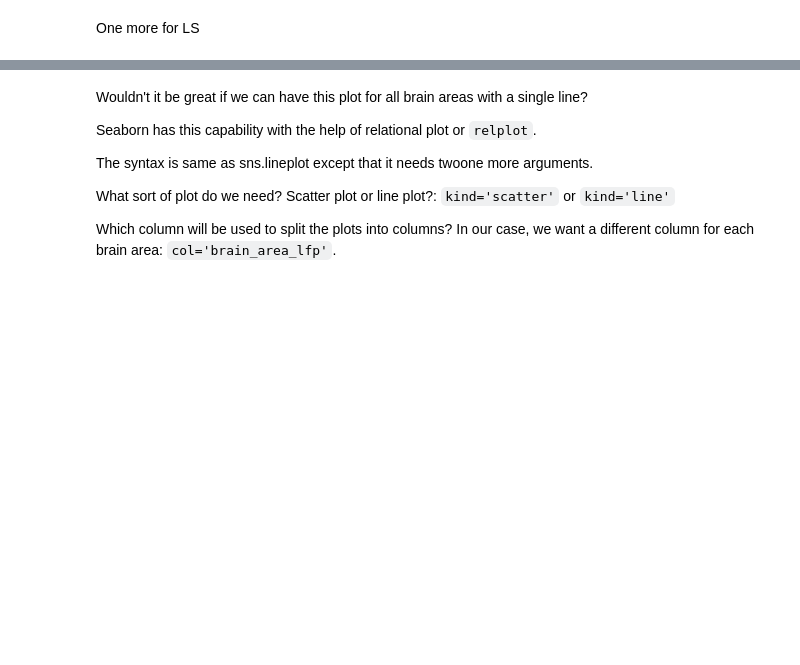
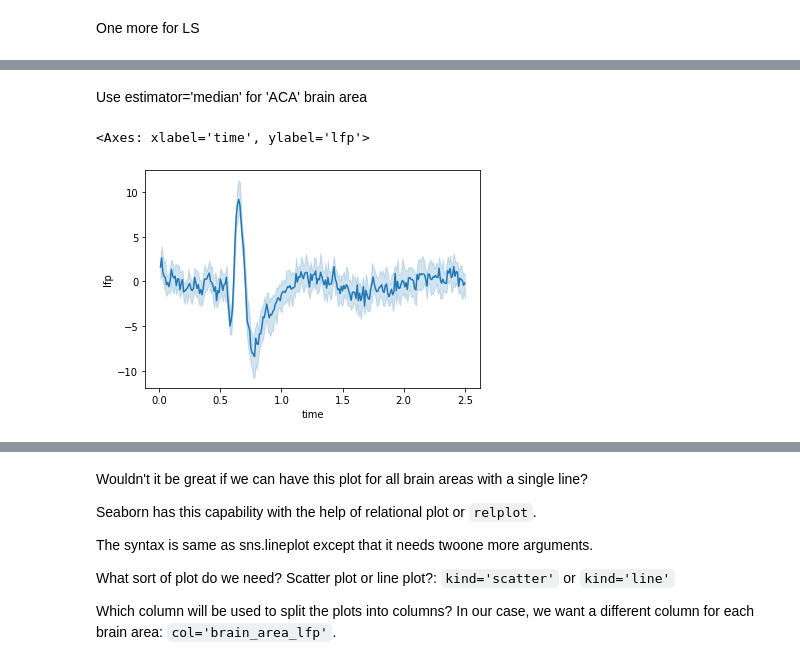
Before and after one commit to ibehave-ibots/iBOTS-Tools, a Jupyter notebook: workshops/python-workshop-1/exercises/sangee/solutions/ERP Analysis with Pandas and Seaborn.ipynb, the cells around one changed output, grey strips where cells are left out. Drawn from its saved outputs; the diff is of its cells as text; code cells hidden in the pictures; blank space fills up the shorter version.

```diff
--- a/workshops/python-workshop-1/exercises/sangee/solutions/ERP Analysis with Pandas and Seaborn.ipynb
+++ b/workshops/python-workshop-1/exercises/sangee/solutions/ERP Analysis with Pandas and Seaborn.ipynb
@@ -357,0 +394,8 @@ sns.lineplot(data=ls, x='time', y='lfp', errorbar='ci', n_boot=100)
+# %% [markdown]
+Use estimator='median' for 'ACA' brain area
+# %%
+aca = lfp[lfp['brain_area_lfp'] == 'ACA']
+sns.lineplot(data=aca, x='time', y='lfp', estimator='median', errorbar='ci', n_boot=100)
+# %% [output]
+<Axes: xlabel='time', ylabel='lfp'>
+[figure, added]
```
Also changed, not shown: parts of 32 cells of this notebook.
